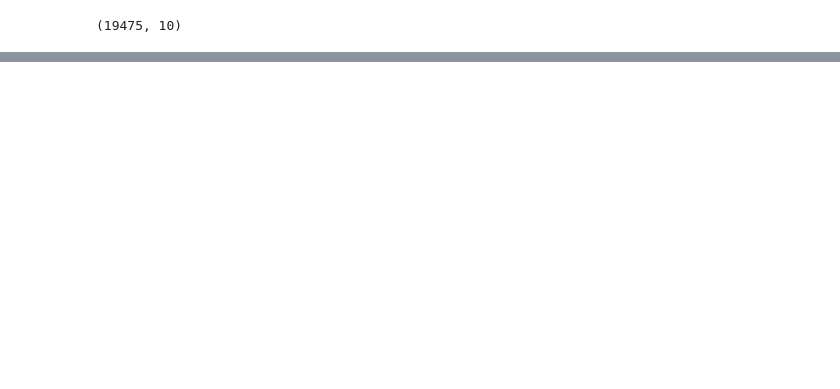
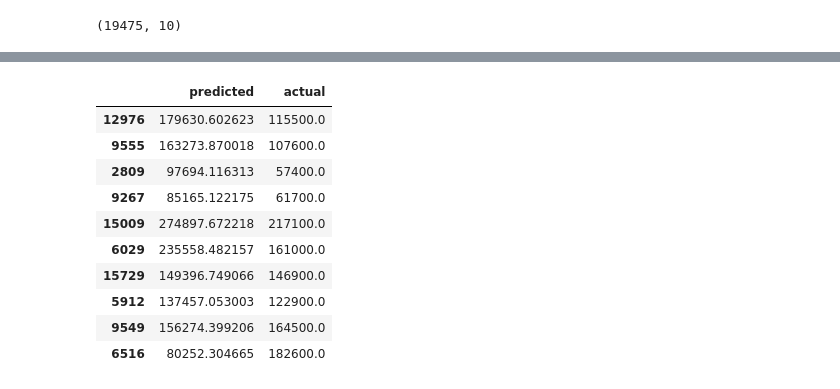
Before and after one commit to cristianMardare/scikit-learn-course, a Jupyter notebook: california-housing-playground.ipynb, the cells around one changed output, grey strips where cells are left out. Cells and saved outputs as stored; diff of their text form; code cells hidden in the pictures; blank space fills up the shorter version.

```diff
--- a/california-housing-playground.ipynb
+++ b/california-housing-playground.ipynb
@@ -129,0 +159,15 @@ X_train, X_test, y_train, y_test = train_test_split(X, Y, test_size=0.2)
+# %%
+df_predicted_actual = pd.DataFrame({'predicted': y_pred, 'actual': y_test} )
+df_predicted_actual.sample(10)
+# %% [output]
+|  | predicted | actual |
+| 12976 | 179630.602623 | 115500.0 |
+| 9555 | 163273.870018 | 107600.0 |
+| 2809 | 97694.116313 | 57400.0 |
+| 9267 | 85165.122175 | 61700.0 |
+| 15009 | 274897.672218 | 217100.0 |
+| 6029 | 235558.482157 | 161000.0 |
+| 15729 | 149396.749066 | 146900.0 |
+| 5912 | 137457.053003 | 122900.0 |
+| 9549 | 156274.399206 | 164500.0 |
+| 6516 | 80252.304665 | 182600.0 |
```
Also changed, not shown: parts of 11 cells of this notebook.
